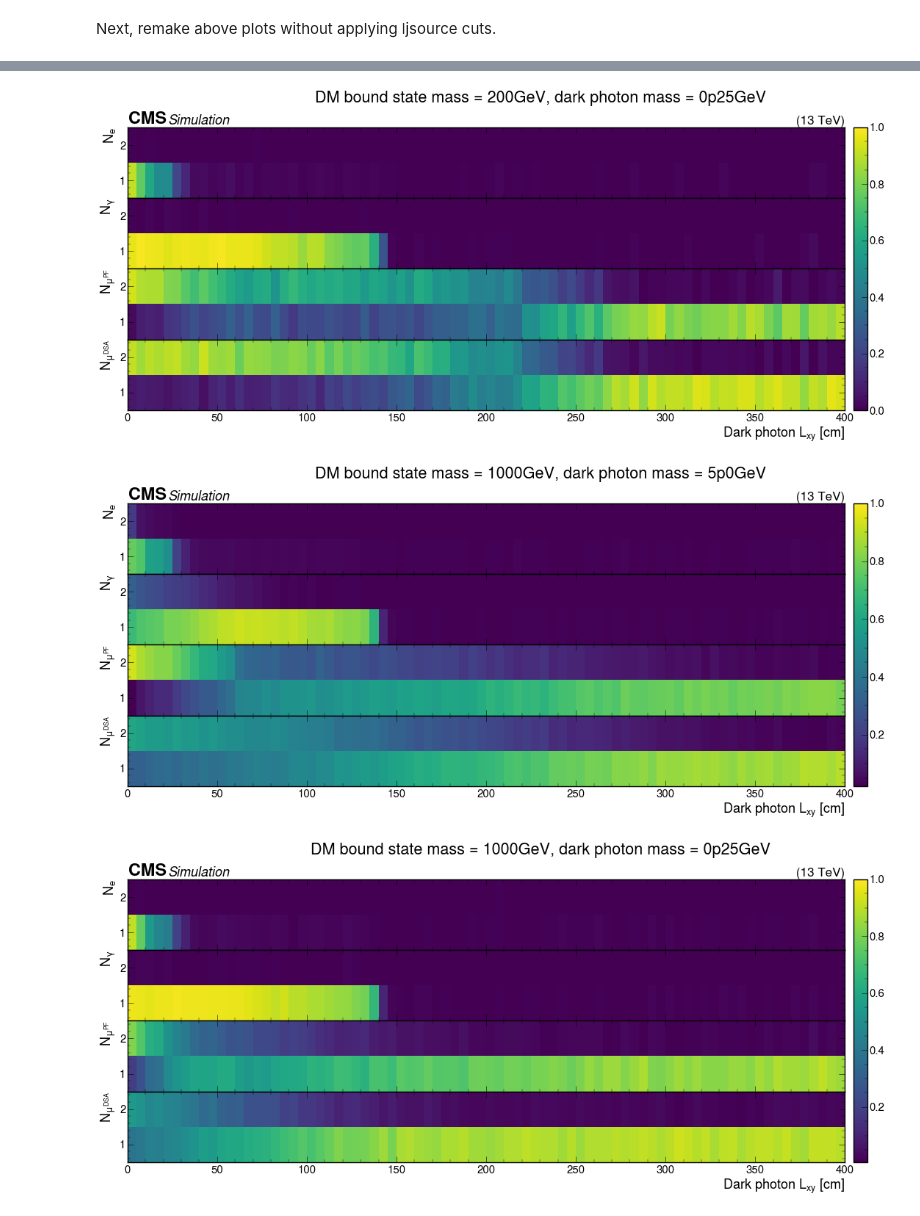
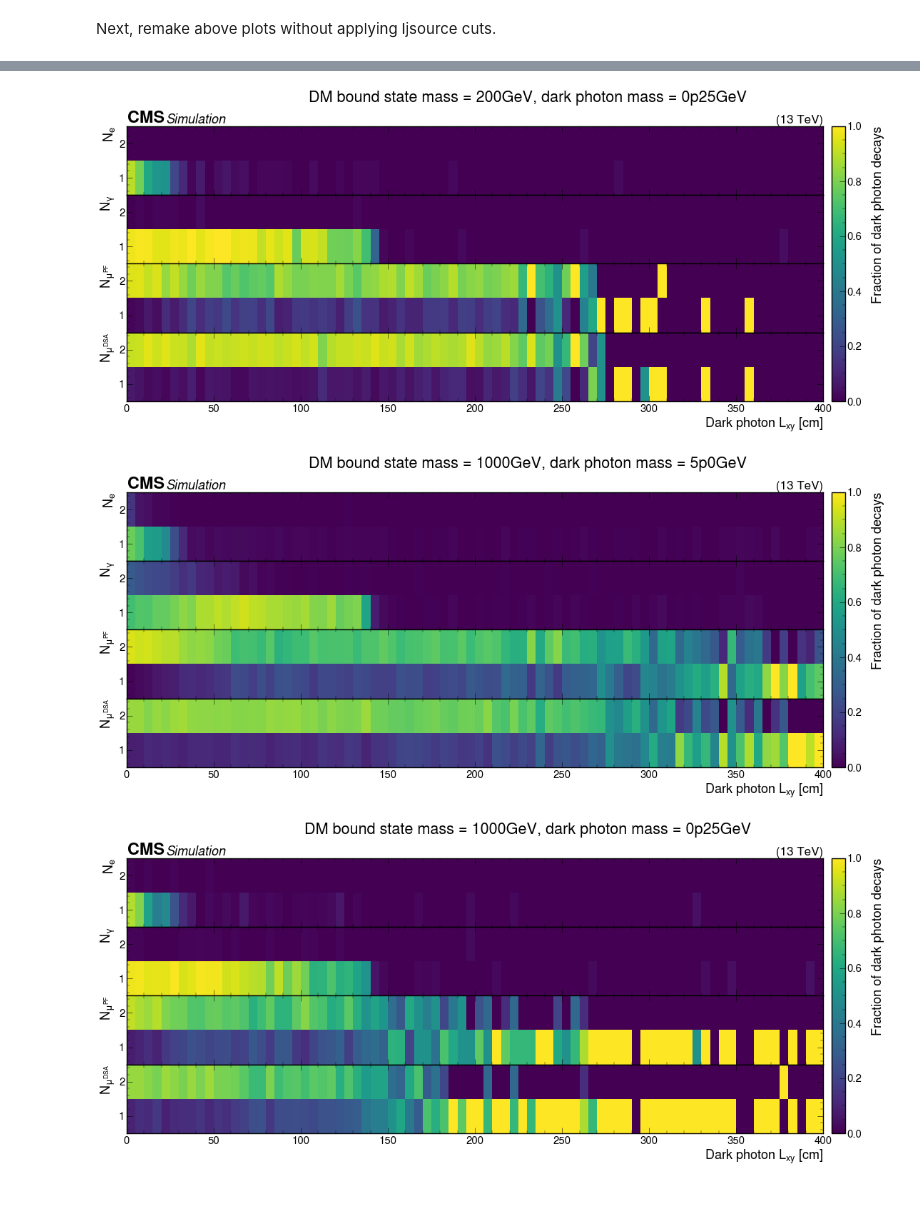
Before and after one commit to yeopjjang/SIDM, a Jupyter notebook: sidm/studies/lepton_reco/leptonReco.ipynb, the cells around one changed output, grey strips where cells are left out. Saved outputs shown, nothing was run; the diff lists cells and outputs as text; code cells hidden in the pictures.

Commit message:
Update leptonReco notebook

```diff
--- a/sidm/studies/lepton_reco/leptonReco.ipynb
+++ b/sidm/studies/lepton_reco/leptonReco.ipynb
@@ -228,7 +262,7 @@ samples_30cm = [
     "2Mu2E_1000GeV_0p25GeV_0p2mm",
     "2Mu2E_1000GeV_5p0GeV_4p0mm",
 ]
-fileset_30cm = utilities.make_fileset(samples_30cm, "llpNanoAOD_v2", max_files=-1, location_cfg="signal_2mu2e_v10.yaml")
+fileset_30cm = utilities.make_fileset(samples_30cm, "llpNanoAOD_v2", max_files=max_files, location_cfg="signal_2mu2e_v10.yaml")
 # %%
 output_30cm = runner.run(fileset_30cm, treename="Events", processor_instance=p)
 out_30cm = output_30cm["out"]
@@ -279,7 +324,7 @@ samples_300cm = [
     "2Mu2E_1000GeV_0p25GeV_2p0mm",
     "2Mu2E_1000GeV_5p0GeV_40p0mm",
 ]
-fileset_300cm = utilities.make_fileset(samples_300cm, "llpNanoAOD_v2", max_files=-1, location_cfg="signal_2mu2e_v10.yaml")
+fileset_300cm = utilities.make_fileset(samples_300cm, "llpNanoAOD_v2", max_files=max_files, location_cfg="signal_2mu2e_v10.yaml")
 # %%
 output_300cm = runner.run(fileset_300cm, treename="Events", processor_instance=p)
 out_300cm = output_300cm["out"]
@@ -365,7 +425,7 @@ def plot_all_vs_lxy(proc_output, sample, vmax=1000, eff=True, suffix=""):
     dp_mass.replace("p", ".")
     fig.suptitle(f"DM bound state mass = {bs_mass}, dark photon mass = {dp_mass}")
     cb = fig.colorbar(plt.gca().collections[0], ax=ax.ravel().tolist(), pad=0.01)
-    #cb.set_label("Fraction of dark photon decays", labelpad=20)
+    cb.set_label("Fraction of dark photon decays", labelpad=20)
 
-    plt.savefig(f"{sidm_path}/plots/lepton_reco_vs_lxy_{sample}{suffix}.png", bbox_inches="tight")
+    #plt.savefig(f"{sidm_path}/plots/lepton_reco_vs_lxy_{sample}{suffix}.png", bbox_inches="tight")
 # %%
@@ -385,7 +446,7 @@ plot_all_vs_lxy(out_300cm, "2Mu2E_1000GeV_0p25GeV_2p0mm")
 # %% [markdown]
 Next, remake above plots without applying ljsource cuts.
 # %%
-channels = ["pv_cuts"]
+channels = ["baseNoLjNoLjsource"]
 p = sidm_processor.SidmProcessor(
     channels,
     ["lepton_genA_base"],
@@ -477,4 +560,5 @@ Text(0, 1, 'Arbitrary units')
 # %%
+channels = ["baseNoLjNoLjsource"]
 plot_all_vs_lxy(out_300cm_noLjSourceCuts, "2Mu2E_100GeV_5p0GeV_400mm", suffix="_noLjSourceCuts")
 plot_all_vs_lxy(out_300cm_noLjSourceCuts, "2Mu2E_100GeV_0p25GeV_20p0mm", suffix="_noLjSourceCuts")
 plot_all_vs_lxy(out_300cm_noLjSourceCuts, "2Mu2E_200GeV_5p0GeV_200p0mm", suffix="_noLjSourceCuts")
@@ -488,3 +572,3 @@ plot_all_vs_lxy(out_300cm_noLjSourceCuts, "2Mu2E_1000GeV_0p25GeV_2p0mm", suffix=
-[figure, old version]
+[figure, new version]
-[figure, old version]
+[figure, new version]
-[figure, old version]
+[figure, new version]
```
Also changed, not shown: parts of 21 cells of this notebook.
